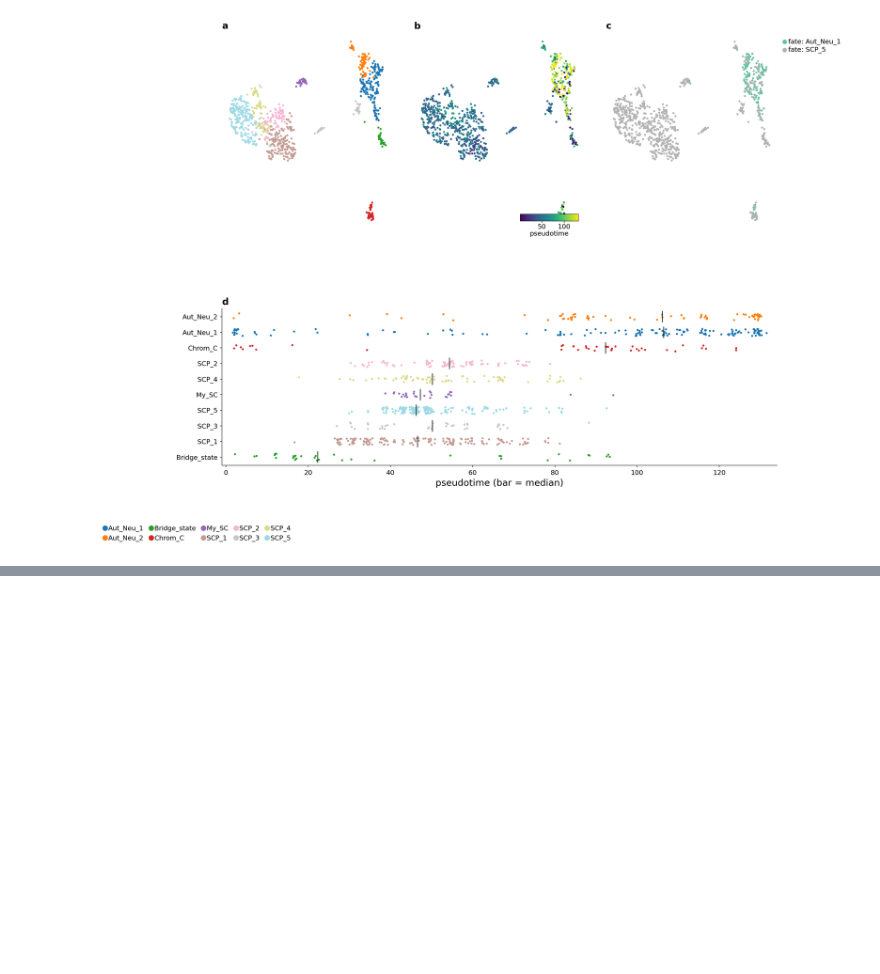
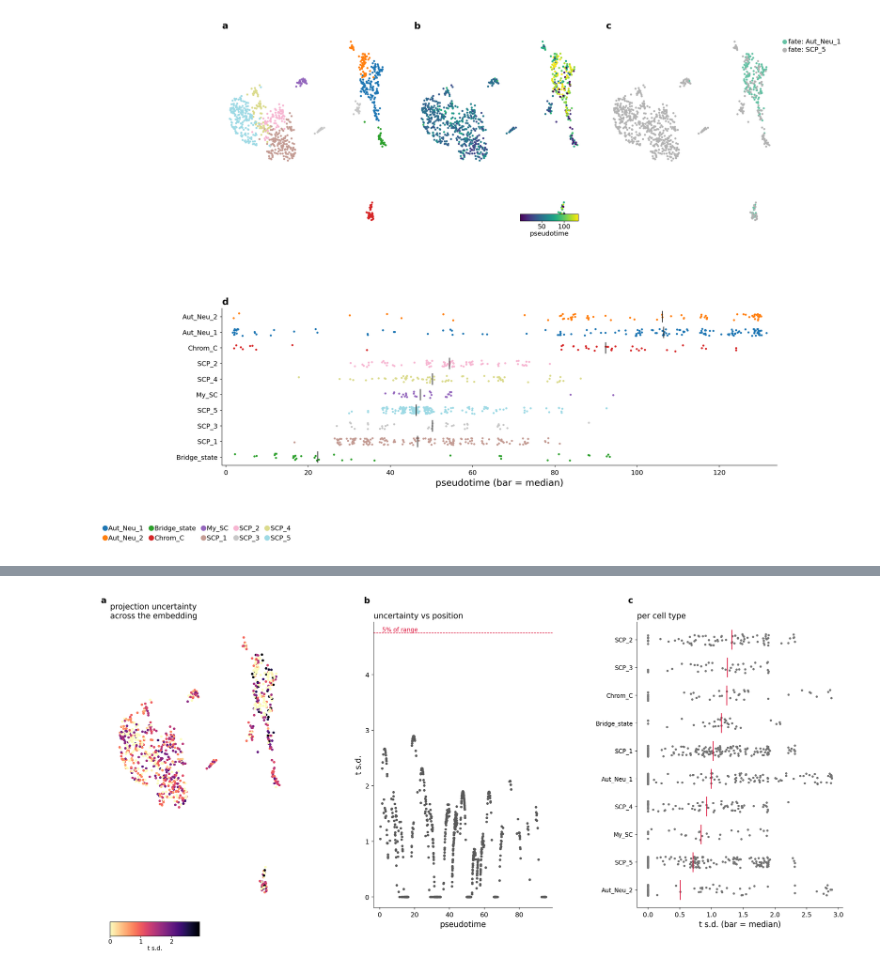
Before and after one commit to flalix/neural_crest, a Jupyter notebook: notebooks/neural_crest01_velo_fate.ipynb, the cells around one changed output, grey strips where cells are left out. Saved outputs shown, nothing was run; the diff lists cells and outputs as text; code cells hidden in the pictures; blank space fills up the shorter version.

```diff
--- a/notebooks/neural_crest01_velo_fate.ipynb
+++ b/notebooks/neural_crest01_velo_fate.ipynb
@@ -969,0 +992,4 @@ pseudotime: 0.21 - 95.29 over 2 segment(s)
+# %%
+fig = pf.plot_uncertainty(IN, root_figure / "pseudotime_uncertainty.png", figsize=(20, 8), sizes=(12, 12, 9))
+# %% [output]
+[figure, added]
```
Also changed, not shown: parts of 10 cells of this notebook, 6 other files.
